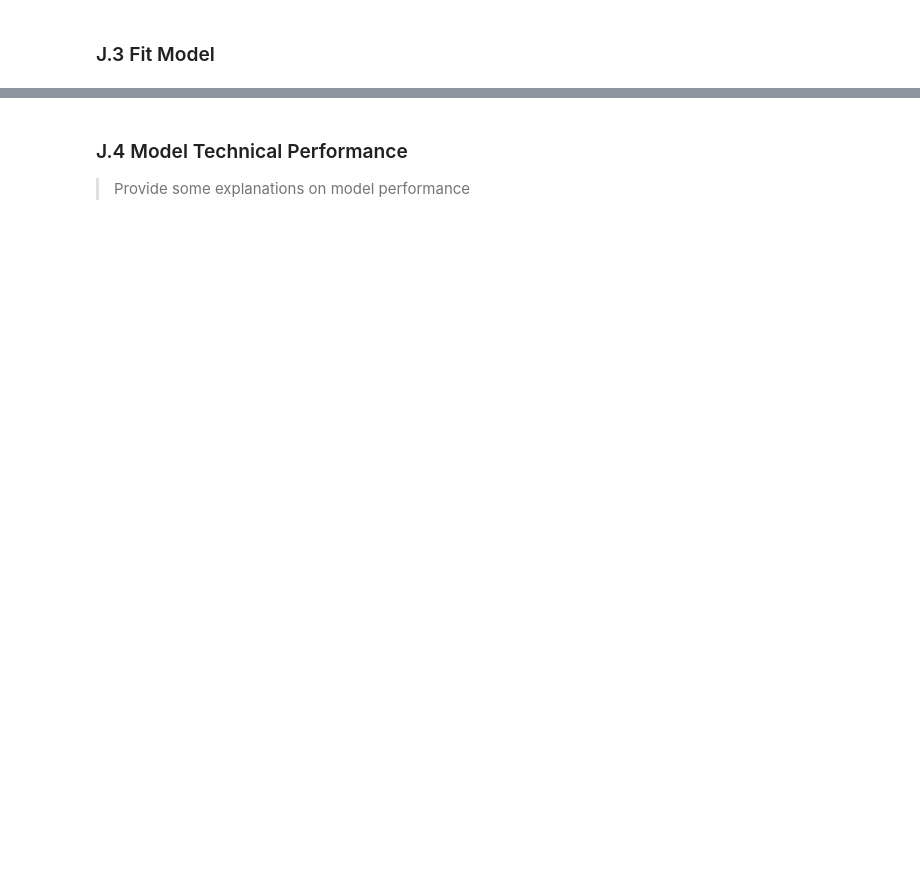
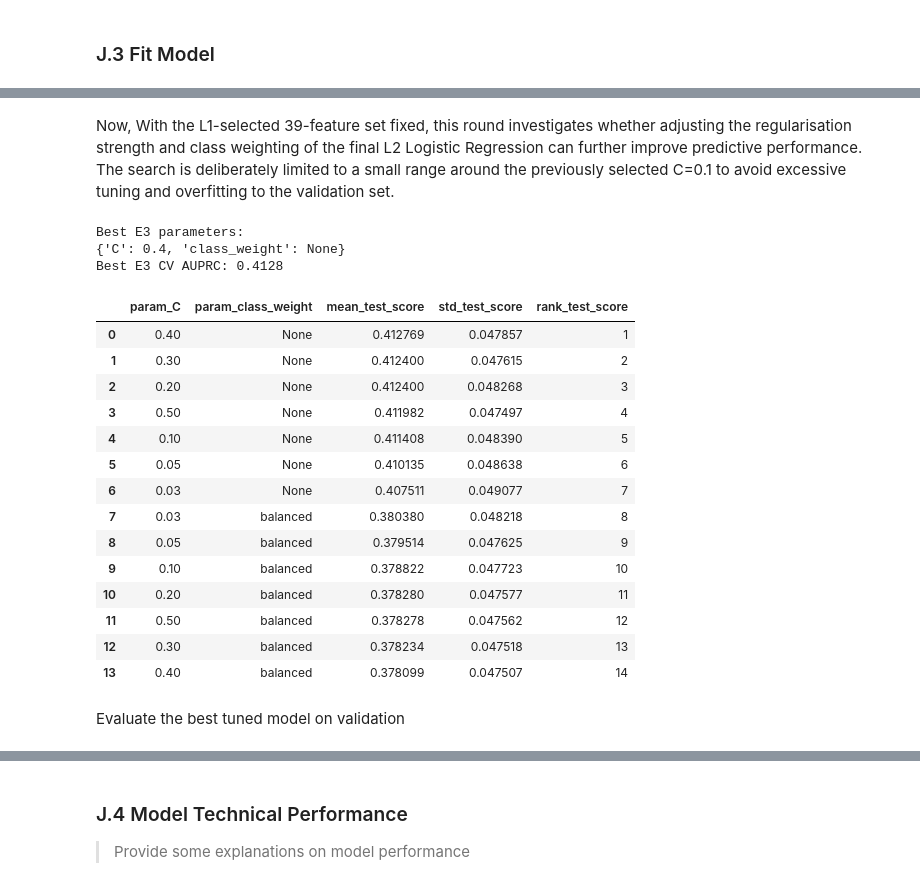
Before and after one commit to abychopda/nba-career-longevity-prediction, a Jupyter notebook: notebooks/abhishek_25611094/36120-26SP-group36-25611094-AT1-experiment-3.ipynb, the cells around one changed output, grey strips where cells are left out. Drawn from its saved outputs; the diff is of its cells as text; code cells hidden in the pictures; blank space fills up the shorter version.

```diff
--- a/notebooks/abhishek_25611094/36120-26SP-group36-25611094-AT1-experiment-3.ipynb
+++ b/notebooks/abhishek_25611094/36120-26SP-group36-25611094-AT1-experiment-3.ipynb
@@ -561,0 +1292,8 @@ print_tile(size="h3", key='hyperparameters_selection_explanations', value=hyperp
+# %%
+X_train_l1 = X_train_scaled[selected_features_l1]
+X_val_l1 = X_val_scaled[selected_features_l1]
+X_test_l1 = X_test_scaled[selected_features_l1]
+
+print("X_train_l1:", X_train_l1.shape)
+print("X_val_l1:", X_val_l1.shape)
+print("X_test_l1:", X_test_l1.shape)
@@ -561,0 +1364,67 @@ print_tile(size="h3", key='hyperparameters_selection_explanations', value=hyperp
+# %% [markdown]
+Now, With the L1-selected 39-feature set fixed, this round investigates whether adjusting the regularisation strength and class weighting of the final L2 Logistic Regression can further improve predictive performance. The search is deliberately limited to a small range around the previously selected C=0.1 to avoid excessive tuning and overfitting to the validation set.
+# %%
+param_grid_e3 = {
+    "C": [0.03, 0.05, 0.1, 0.2, 0.3, 0.4, 0.5],
+    "class_weight": [None, "balanced"],
+}
+# %%
+from group36_25611094_package.helpers.modeling import (
+    run_logistic_regression_grid_search
+)
+
+e3_lr_grid = run_logistic_regression_grid_search(
+    X_train=X_train_l1,
+    y_train=y_train,
+    param_grid=param_grid_e3,
+    cv=5,
+    scoring="average_precision",
+    random_state=42,
+)
+# %%
+print("Best E3 parameters:")
+print(e3_lr_grid.best_params_)
+
+print(
+    f"Best E3 CV AUPRC: "
+    f"{e3_lr_grid.best_score_:.4f}"
+)
+# %% [output]
+Best E3 parameters:
+{'C': 0.4, 'class_weight': None}
+Best E3 CV AUPRC: 0.4128
+# %%
+e3_tuning_results = (
+    pd.DataFrame(e3_lr_grid.cv_results_)
+    .sort_values(
+        "rank_test_score"
+    )
+)
+
+e3_tuning_results[
+    [
+        "param_C",
+        "param_class_weight",
+        "mean_test_score",
+        "std_test_score",
+        "rank_test_score",
+    ]
+].reset_index(drop=True)
+# %% [output]
+|  | param_C | param_class_weight | mean_test_score | std_test_score | rank_test_score |
+| 0 | 0.40 | None | 0.412769 | 0.047857 | 1 |
+| 1 | 0.30 | None | 0.412400 | 0.047615 | 2 |
+| 2 | 0.20 | None | 0.412400 | 0.048268 | 3 |
+| 3 | 0.50 | None | 0.411982 | 0.047497 | 4 |
+| 4 | 0.10 | None | 0.411408 | 0.048390 | 5 |
+| 5 | 0.05 | None | 0.410135 | 0.048638 | 6 |
+| 6 | 0.03 | None | 0.407511 | 0.049077 | 7 |
+| 7 | 0.03 | balanced | 0.380380 | 0.048218 | 8 |
+| 8 | 0.05 | balanced | 0.379514 | 0.047625 | 9 |
+| 9 | 0.10 | balanced | 0.378822 | 0.047723 | 10 |
+| 10 | 0.20 | balanced | 0.378280 | 0.047577 | 11 |
+| 11 | 0.50 | balanced | 0.378278 | 0.047562 | 12 |
+| 12 | 0.30 | balanced | 0.378234 | 0.047518 | 13 |
+| 13 | 0.40 | balanced | 0.378099 | 0.047507 | 14 |
+# %% [markdown]
+Evaluate the best tuned model on validation
```
Also changed, not shown: parts of 145 cells of this notebook, 4 other files.
